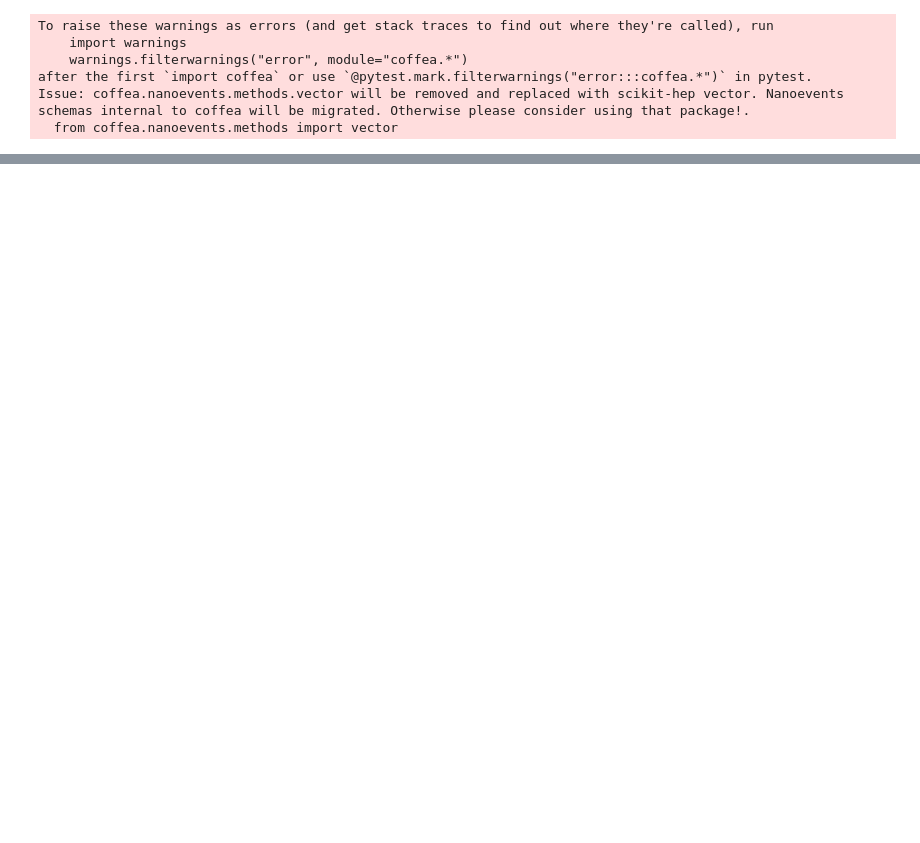
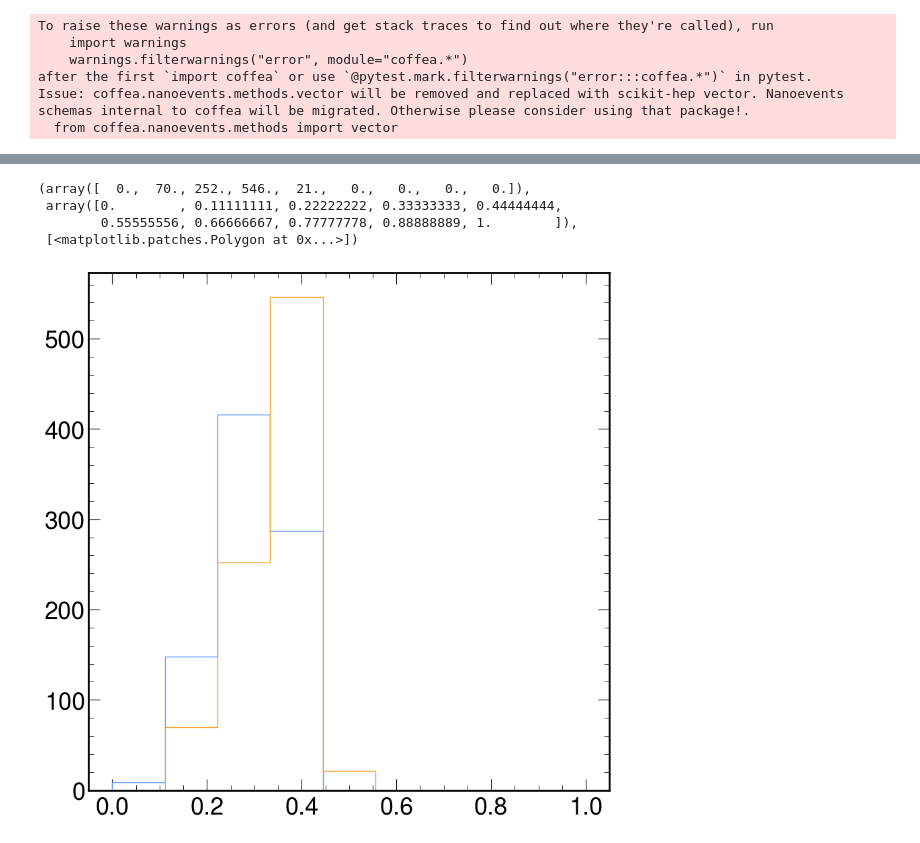
Before and after one commit to nyabando116/USCMS-PURSUE, a Jupyter notebook: data-mc/ParticleNet_explore.ipynb, the cells around one changed output, grey strips where cells are left out. Cells and saved outputs as stored; diff of their text form; code cells hidden in the pictures; blank space fills up the shorter version.

```diff
--- a/data-mc/ParticleNet_explore.ipynb
+++ b/data-mc/ParticleNet_explore.ipynb
@@ -85,9 +70,0 @@ def return_not_none(a):
-# %%
-fatjets = events.FatJet
-
-candidatejet = fatjets[(fatjets.pt > 200)
-                       & (abs(fatjets.eta) < 2.5)
-                       & fatjets.isTight
-                      ]
-
-leadingjets = candidatejet[:, 0:2]
@@ -191,0 +71,12 @@ coffea.__version__
+# %%
+n2 = cluster.exclusive_jets_energy_correlator(func="nseries", npoint = 2)
+# %%
+bins=np.linspace(0,1,10)
+plt.hist(ak.flatten(fatjets.n2b1.compute()),histtype='step',bins=bins)
+plt.hist(n2.compute(),histtype='step',bins=bins)
+# %% [output]
+(array([  0.,  70., 252., 546.,  21.,   0.,   0.,   0.,   0.]),
+ array([0.        , 0.11111111, 0.22222222, 0.33333333, 0.44444444,
+        0.55555556, 0.66666667, 0.77777778, 0.88888889, 1.        ]),
+ [<matplotlib.patches.Polygon at 0x...>])
+[figure, added]
```
Also changed, not shown: parts of 25 cells of this notebook.
